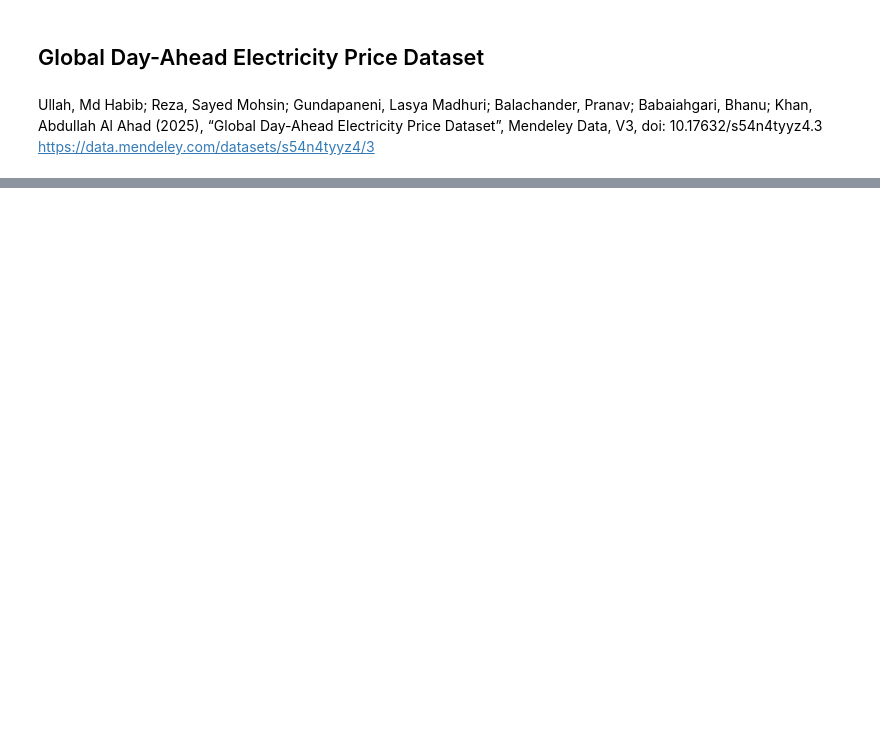
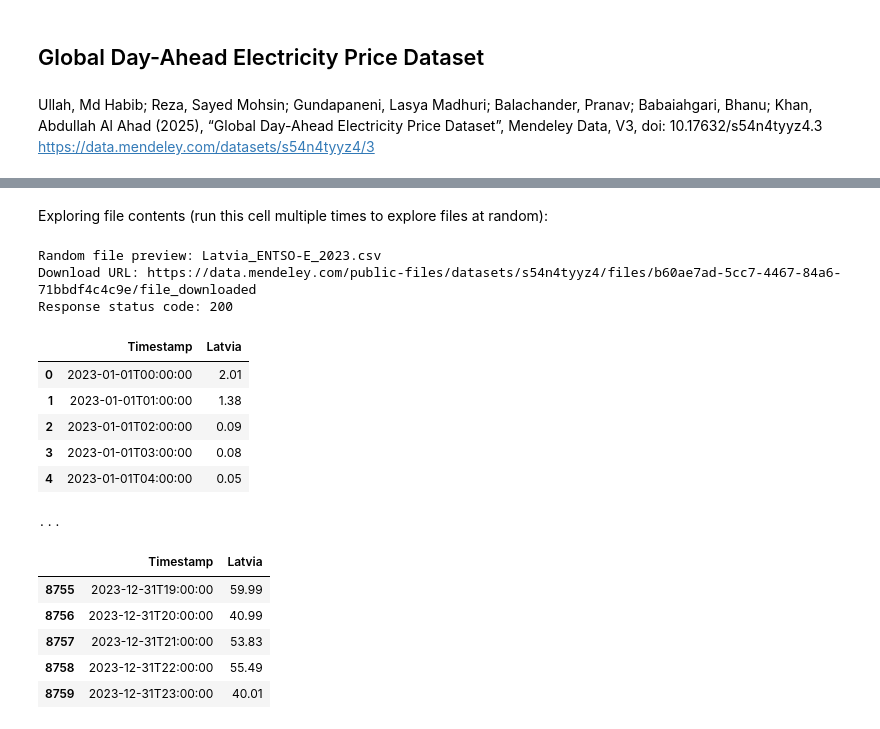
Before and after one commit to reddgr/energy-price-forecasting-for-power-grids, a Jupyter notebook: notebooks/mendeley_dataset_files_download.ipynb, the cells around one changed output, grey strips where cells are left out. Drawn from its saved outputs; the diff is of its cells as text; code cells hidden in the pictures; blank space fills up the shorter version.

```diff
--- a/notebooks/mendeley_dataset_files_download.ipynb
+++ b/notebooks/mendeley_dataset_files_download.ipynb
@@ -263,0 +284,33 @@ print(textwrap.fill(preview_names, width=120))
+# %% [markdown]
+Exploring file contents (run this cell multiple times to explore files at random):
+# %%
+random_file = daep_files[random.randint(1, len(daep_files)-1)]
+print("\nRandom file preview:", random_file["filename"])
+content = random_file.get("content_details", {})
+download_url = content.get("download_url")
+print("Download URL:", download_url)
+
+r = requests.get(download_url, stream=True, timeout=10)
+print("Response status code:", r.status_code)
+
+preview_df = pd.read_csv(BytesIO(r.content))
+display(preview_df.head(5))
+print("...")
+display(preview_df.tail(5))
+# %% [output]
+Random file preview: Latvia_ENTSO-E_2023.csv
+Download URL: https://data.mendeley.com/public-files/datasets/s54n4tyyz4/files/b60ae7ad-5cc7-4467-84a6-71bbdf4c4c9e/file_downloaded
+Response status code: 200
+|  | Timestamp | Latvia |
+| 0 | 2023-01-01T00:00:00 | 2.01 |
+| 1 | 2023-01-01T01:00:00 | 1.38 |
+| 2 | 2023-01-01T02:00:00 | 0.09 |
+| 3 | 2023-01-01T03:00:00 | 0.08 |
+| 4 | 2023-01-01T04:00:00 | 0.05 |
+...
+|  | Timestamp | Latvia |
+| 8755 | 2023-12-31T19:00:00 | 59.99 |
+| 8756 | 2023-12-31T20:00:00 | 40.99 |
+| 8757 | 2023-12-31T21:00:00 | 53.83 |
+| 8758 | 2023-12-31T22:00:00 | 55.49 |
+| 8759 | 2023-12-31T23:00:00 | 40.01 |
```
Also changed, not shown: parts of 10 cells of this notebook.
